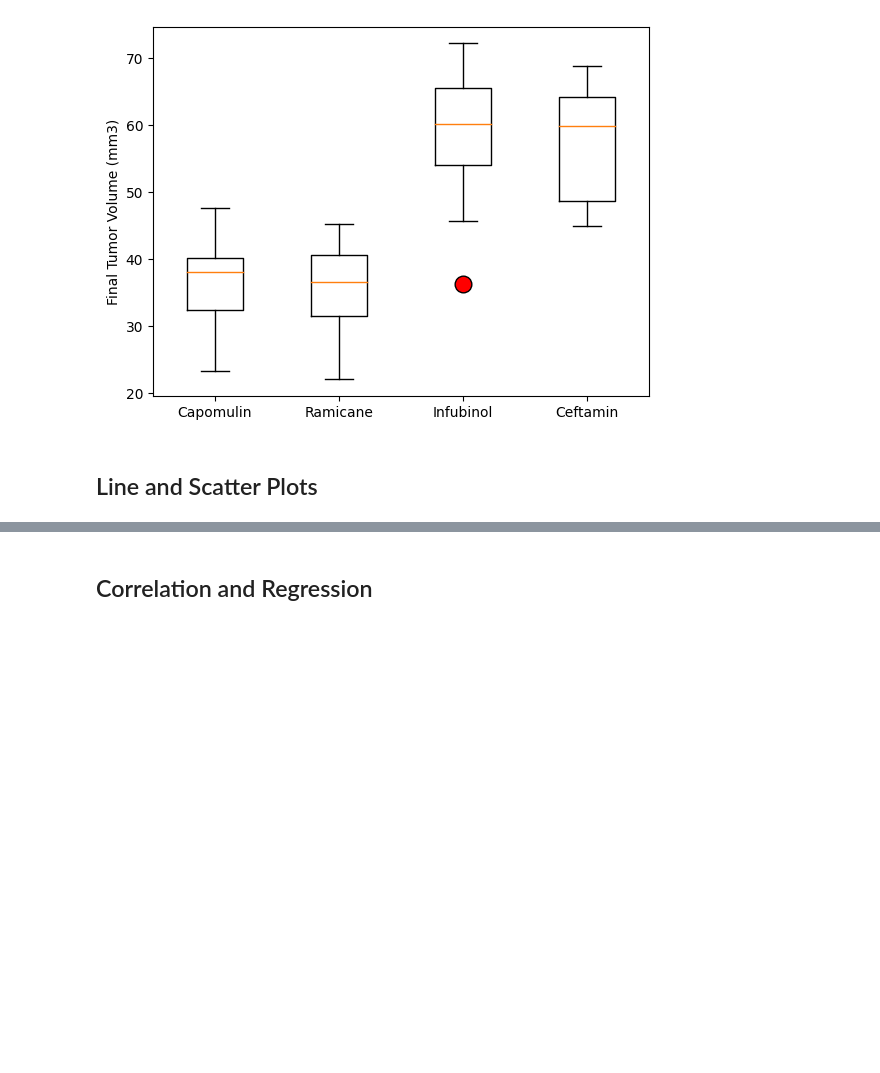
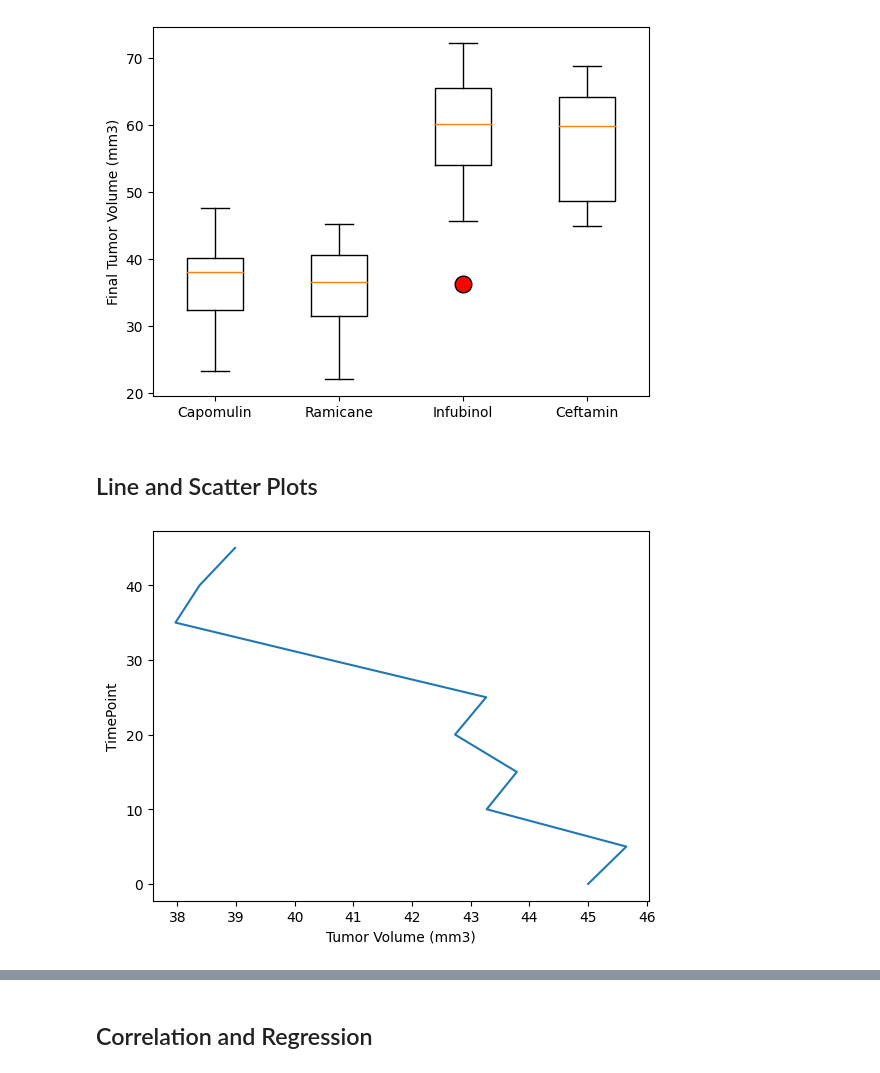
Before and after one commit to kbeerden/Pymaceuticals, a Jupyter notebook: pymaceuticals_starter.ipynb, the cells around one changed output, grey strips where cells are left out. Saved outputs shown, nothing was run; the diff lists cells and outputs as text; code cells hidden in the pictures; blank space fills up the shorter version.

```diff
--- a/pymaceuticals_starter.ipynb
+++ b/pymaceuticals_starter.ipynb
@@ -239,5 +238,16 @@ plt.show()
 ## Line and Scatter Plots
 # %%
 # Generate a line plot of tumor volume vs. time point for a single mouse treated with Capomulin
+cap_mouse_df = mstudy_results_clean.loc[mstudy_results_clean["Drug Regimen"] == "Capomulin"]
+sngl_cap_mouse = cap_mouse_df.loc[cap_mouse_df["Mouse ID"] == 'b128']
+time = sngl_cap_mouse['Timepoint']
+t_volume = sngl_cap_mouse["Tumor Volume (mm3)"]
+plt.xlabel("Tumor Volume (mm3)")
+plt.ylabel("TimePoint")
+plt.plot(t_volume, time)
+plt.grid
+plt.show()
+# %% [output]
+[figure, added]
 # %%
 # Generate a scatter plot of mouse weight vs. the average observed tumor volume for the entire Capomulin regimen
```
Also changed, not shown: parts of 4 cells of this notebook.
